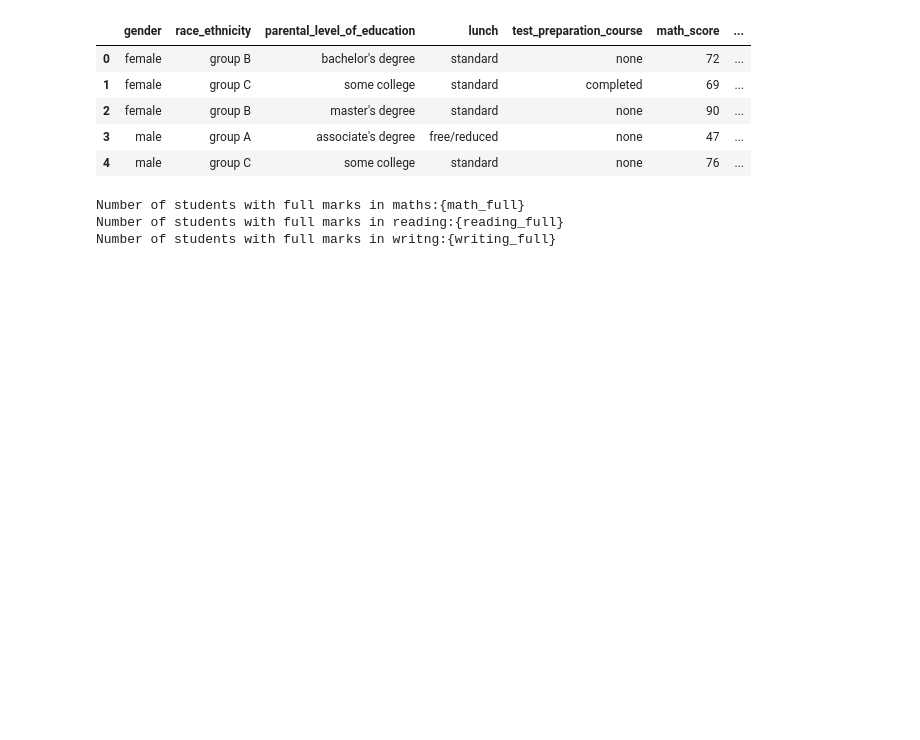
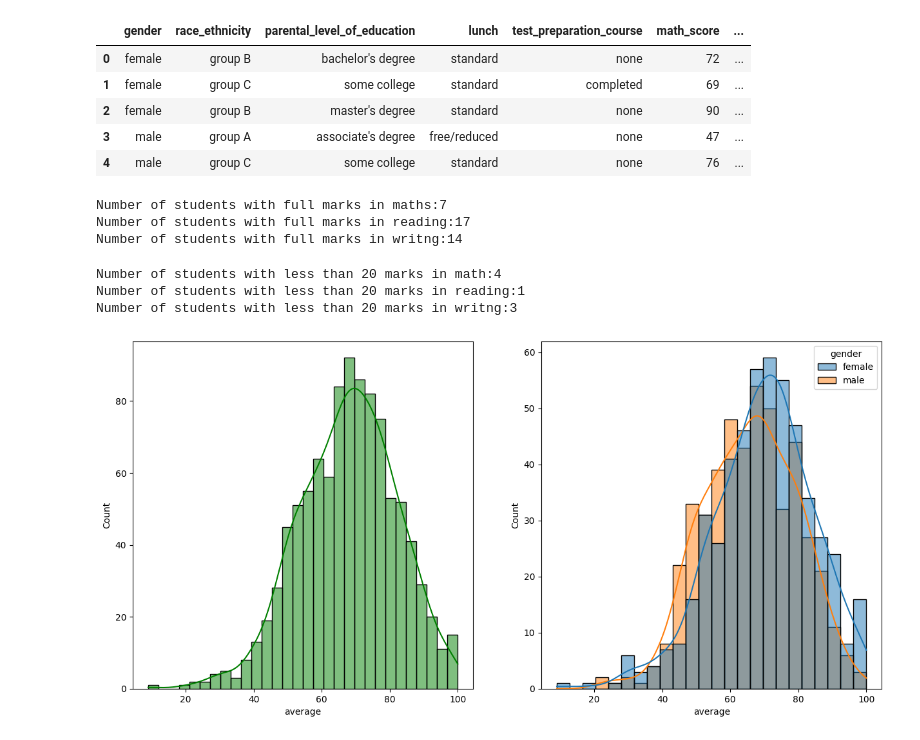
Before and after one commit to GunjanPahwa/End-to-end-ML-Project, a Jupyter notebook: notebook/data/EDASTUDENT.ipynb, the cells around one changed output. Cells and saved outputs as stored; diff of their text form; code cells hidden in the pictures; blank space fills up the shorter version.

Commit message:
Data visualization

```diff
--- a/notebook/data/EDASTUDENT.ipynb
+++ b/notebook/data/EDASTUDENT.ipynb
@@ -138,10 +138,33 @@ reading_full=df[df['reading_score']==100]['average'].count()
 writing_full=df[df['writing_score']==100]['average'].count()
 math_full=df[df['math_score']==100]['average'].count()
 
-print("Number of students with full marks in maths:{math_full}")
-print("Number of students with full marks in reading:{reading_full}")
-print("Number of students with full marks in writng:{writing_full}")
+print(f"Number of students with full marks in maths:{math_full}")
+print(f"Number of students with full marks in reading:{reading_full}")
+print(f"Number of students with full marks in writng:{writing_full}")
 # %% [output]
-Number of students with full marks in maths:{math_full}
-Number of students with full marks in reading:{reading_full}
-Number of students with full marks in writng:{writing_full}
+Number of students with full marks in maths:7
+Number of students with full marks in reading:17
+Number of students with full marks in writng:14
+# %%
+reading_less_20=df[df['reading_score']<=20]['average'].count()
+writing_less_20=df[df['writing_score']<=20]['average'].count()
+math_less_20=df[df['math_score']<=20]['average'].count()
+
+print(f"Number of students with less than 20 marks in math:{math_less_20}")
+print(f"Number of students with less than 20 marks in reading:{reading_less_20}")
+print(f"Number of students with less than 20 marks in writng:{writing_less_20}")
+# %% [output]
+Number of students with less than 20 marks in math:4
+Number of students with less than 20 marks in reading:1
+Number of students with less than 20 marks in writng:3
+# %%
+#Histogram
+
+fig,axs=plt.subplots(1,2,figsize=(15,7))
+plt.subplot(121)
+sns.histplot(data=df,x='average',bins=30,kde=True,color='g')
+plt.subplot(122)
+sns.histplot(data=df,x='average',kde=True,hue='gender')
+plt.show()
+# %% [output]
+[figure, added]
```
Also changed, not shown: parts of 1 cell of this notebook.
